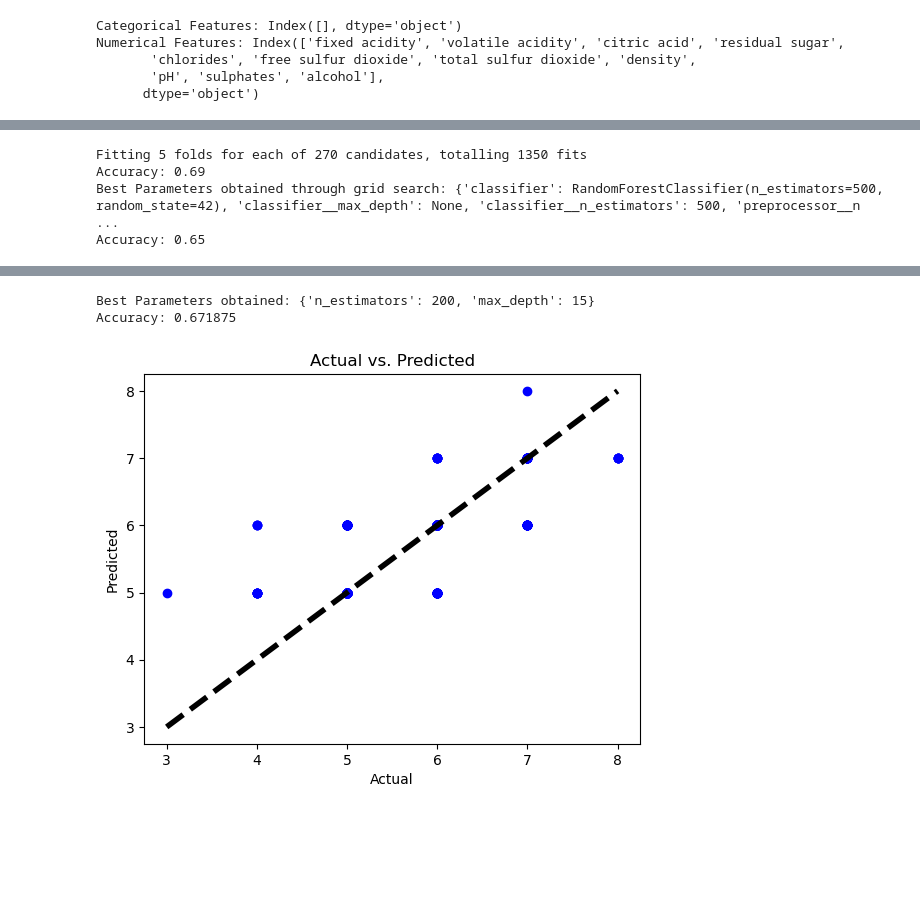
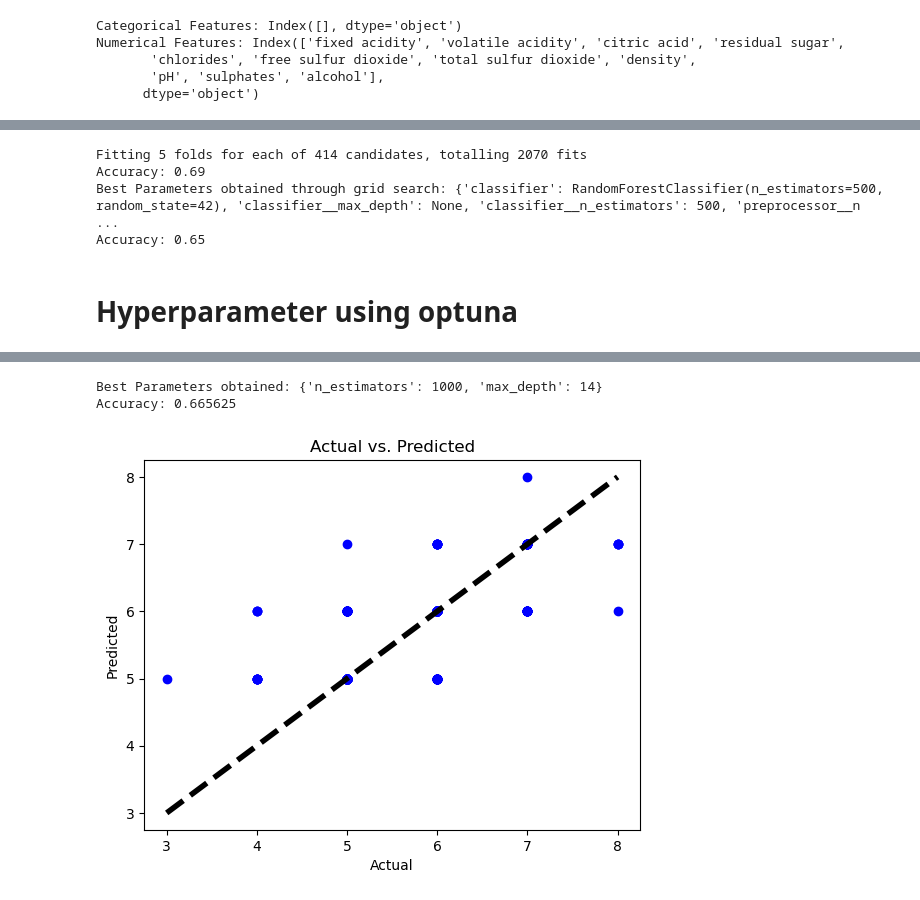
Before and after one commit to COSC5557/pipeline-optimization-bimal2017, a Jupyter notebook: pipeline_bimal.ipynb, the cells around one changed output, grey strips where cells are left out. Saved outputs shown, nothing was run; the diff lists cells and outputs as text; code cells hidden in the pictures; blank space fills up the shorter version.

```diff
--- a/pipeline_bimal.ipynb
+++ b/pipeline_bimal.ipynb
@@ -143,7 +143,7 @@ accuracy obtained: 0.64375
 # parameter grid for GridSearchCV
 param_grid = [
     {'classifier': [RandomForestClassifier(random_state=42)],
-     'classifier__n_estimators': [100, 200, 300,400,500,600],
+     'classifier__n_estimators': [100, 200, 300,400,500,600,700,800,900,1000],
      'classifier__max_depth': [None, 2, 3,5,12,30],
      'preprocessor__num__imputer__strategy': ['mean', 'median', 'most_frequent'],
      'preprocessor__num__scaler': [StandardScaler(), MinMaxScaler()]},
@@ -170,14 +170,16 @@ y_pred = best_pipeline.predict(X_test)
 accuracy = accuracy_score(y_test, y_pred)
 print("Accuracy: {:.2f}".format(accuracy))
 # %% [output]
-Fitting 5 folds for each of 270 candidates, totalling 1350 fits
+Fitting 5 folds for each of 414 candidates, totalling 2070 fits
 Accuracy: 0.69
 Best Parameters obtained through grid search: {'classifier': RandomForestClassifier(n_estimators=500, random_state=42), 'classifier__max_depth': None, 'classifier__n_estimators': 500, 'preprocessor__n ...
 Accuracy: 0.65
+# %% [markdown]
+# Hyperparameter using optuna
 # %%
 # Define objective function for Optuna
 def objective(trial):
-    n_estimators = trial.suggest_int('n_estimators', 100, 500, step=100)
+    n_estimators = trial.suggest_int('n_estimators', 100, 1000, step=100)
     max_depth = trial.suggest_int('max_depth', 2, 25, log=True)
     clf = RandomForestClassifier(n_estimators=n_estimators, max_depth=max_depth, random_state=42)
 
@@ -241,3 +243,3 @@ plt.show()
-Best Parameters obtained: {'n_estimators': 200, 'max_depth': 15}
-Accuracy: 0.671875
+Best Parameters obtained: {'n_estimators': 1000, 'max_depth': 14}
+Accuracy: 0.665625
-[figure, old version]
+[figure, new version]
```
Also changed, not shown: parts of 2 cells of this notebook, 1 other file.
